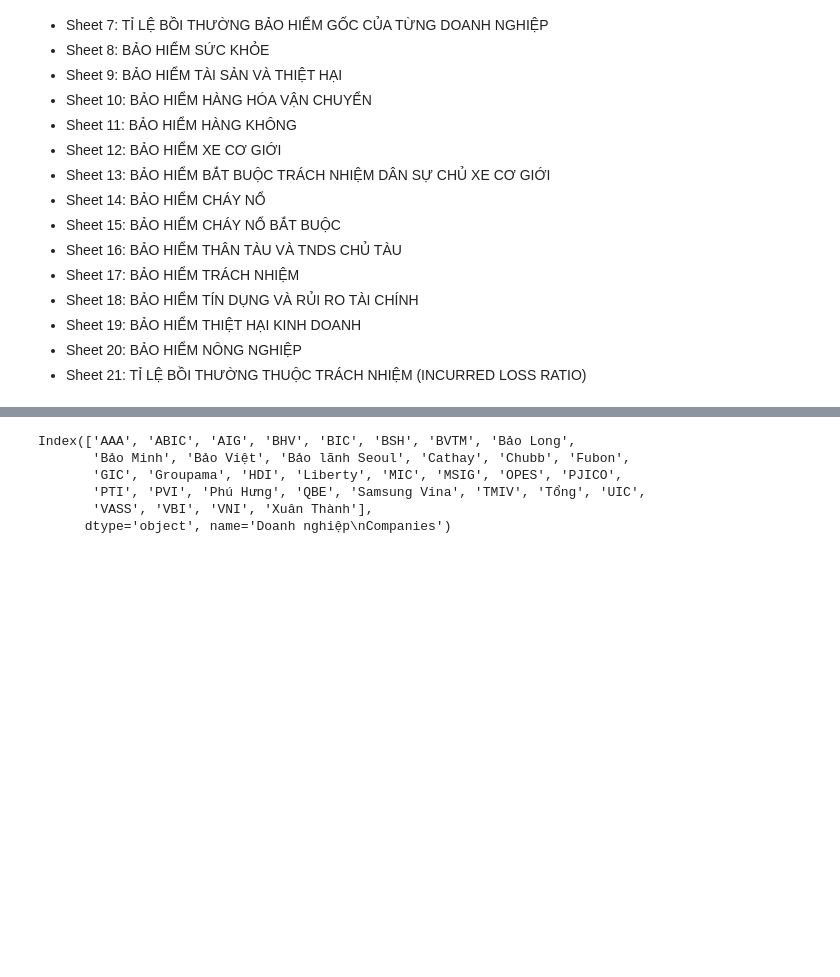
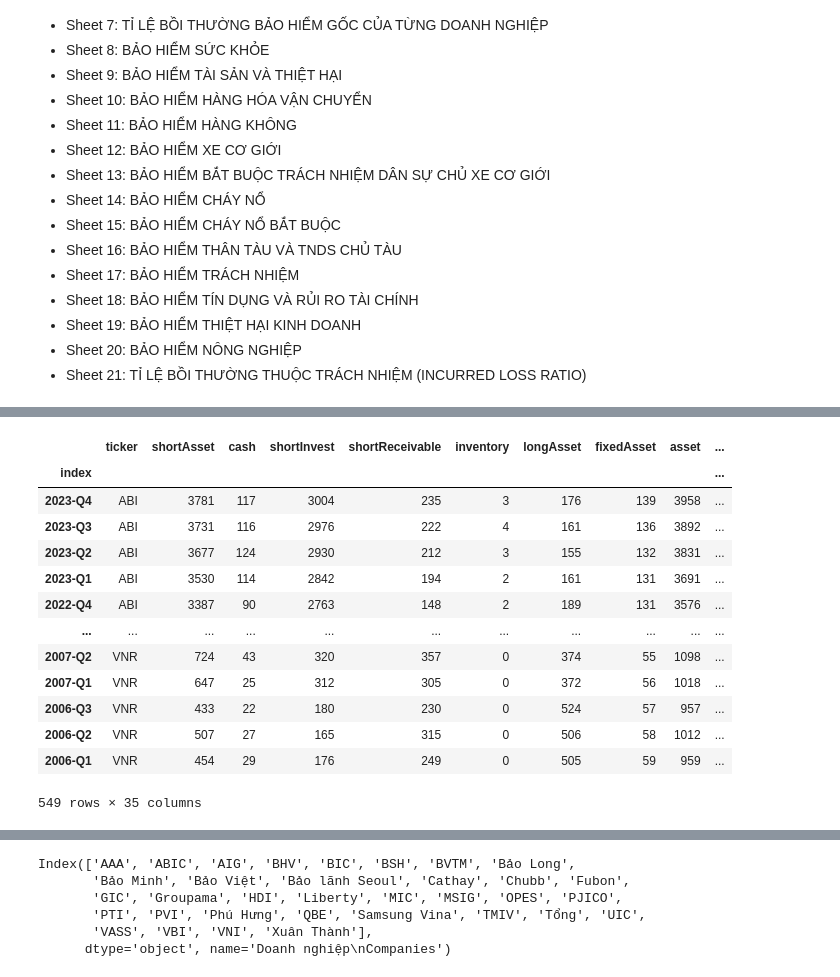
Before and after one commit to khanhtrinh2003/Insurance, a Jupyter notebook: main.ipynb, the cells around one changed output, grey strips where cells are left out. Cells and saved outputs as stored; diff of their text form; code cells hidden in the pictures; blank space fills up the shorter version.

```diff
--- a/main.ipynb
+++ b/main.ipynb
@@ -26,0 +66,18 @@ import openpyxl
+# %%
+# Data loai 2
+db.read_data('balancesheet')
+# %% [output]
+|  | ticker | shortAsset | cash | shortInvest | shortReceivable | inventory | longAsset | fixedAsset | asset | ... |
+| index |  |  |  |  |  |  |  |  |  | ... |
+| 2023-Q4 | ABI | 3781 | 117 | 3004 | 235 | 3 | 176 | 139 | 3958 | ... |
+| 2023-Q3 | ABI | 3731 | 116 | 2976 | 222 | 4 | 161 | 136 | 3892 | ... |
+| 2023-Q2 | ABI | 3677 | 124 | 2930 | 212 | 3 | 155 | 132 | 3831 | ... |
+| 2023-Q1 | ABI | 3530 | 114 | 2842 | 194 | 2 | 161 | 131 | 3691 | ... |
+| 2022-Q4 | ABI | 3387 | 90 | 2763 | 148 | 2 | 189 | 131 | 3576 | ... |
+| ... | ... | ... | ... | ... | ... | ... | ... | ... | ... | ... |
+| 2007-Q2 | VNR | 724 | 43 | 320 | 357 | 0 | 374 | 55 | 1098 | ... |
+| 2007-Q1 | VNR | 647 | 25 | 312 | 305 | 0 | 372 | 56 | 1018 | ... |
+| 2006-Q3 | VNR | 433 | 22 | 180 | 230 | 0 | 524 | 57 | 957 | ... |
+| 2006-Q2 | VNR | 507 | 27 | 165 | 315 | 0 | 506 | 58 | 1012 | ... |
+| 2006-Q1 | VNR | 454 | 29 | 176 | 249 | 0 | 505 | 59 | 959 | ... |
+549 rows × 35 columns
```
Also changed, not shown: parts of 8 cells of this notebook, 2 other files.
